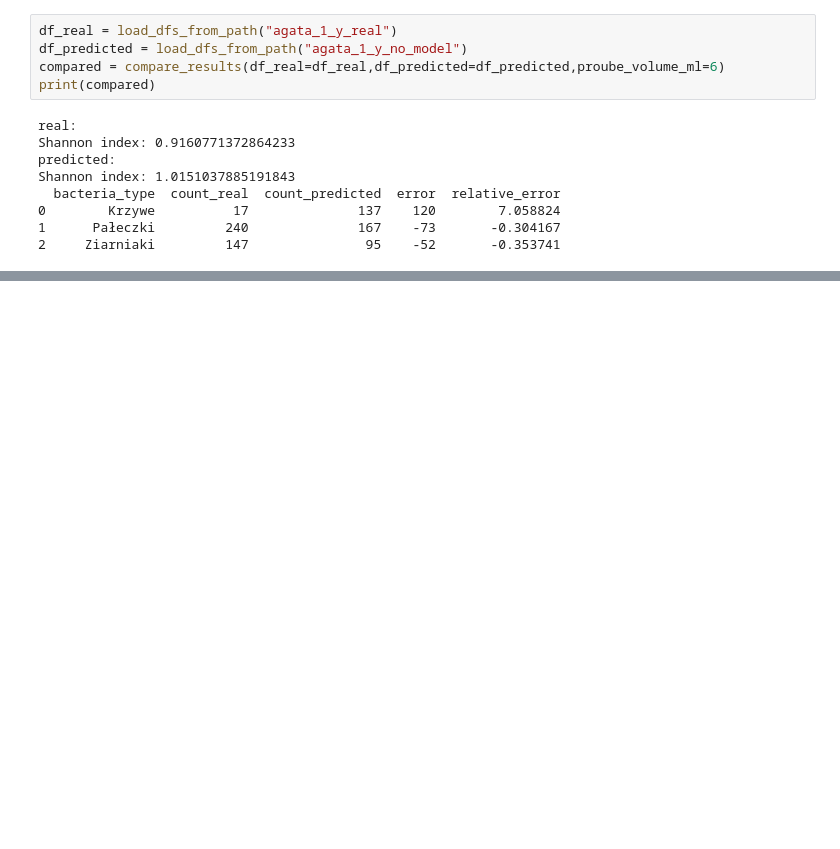
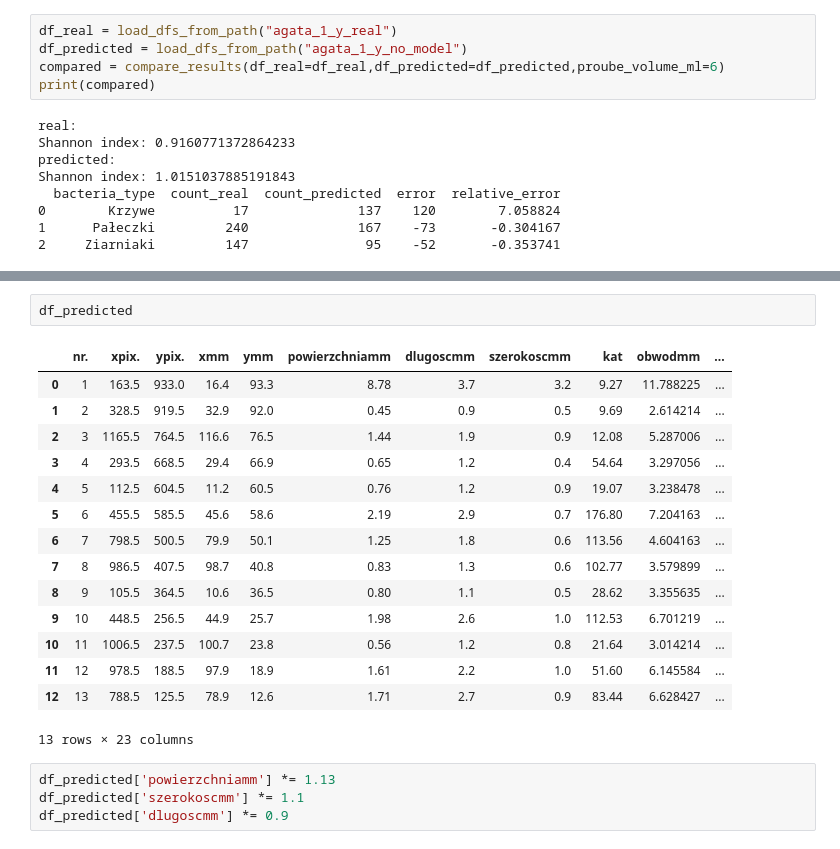
Before and after one commit to bAIcteria/microscope-ml-analyser, a Jupyter notebook: workflows/02_workflow/replace_macros_for_evaluation.ipynb, the cells around one changed output, grey strips where cells are left out. Drawn from its saved outputs; the diff is of its cells as text; blank space fills up the shorter version.

```diff
--- a/workflows/02_workflow/replace_macros_for_evaluation.ipynb
+++ b/workflows/02_workflow/replace_macros_for_evaluation.ipynb
@@ -181,0 +203,22 @@ Shannon index: 1.0151037885191843
+# %%
+df_predicted
+# %% [output]
+|  | nr. | xpix. | ypix. | xmm | ymm | powierzchniamm | dlugoscmm | szerokoscmm | kat | obwodmm | ... |
+| 0 | 1 | 163.5 | 933.0 | 16.4 | 93.3 | 8.78 | 3.7 | 3.2 | 9.27 | 11.788225 | ... |
+| 1 | 2 | 328.5 | 919.5 | 32.9 | 92.0 | 0.45 | 0.9 | 0.5 | 9.69 | 2.614214 | ... |
+| 2 | 3 | 1165.5 | 764.5 | 116.6 | 76.5 | 1.44 | 1.9 | 0.9 | 12.08 | 5.287006 | ... |
+| 3 | 4 | 293.5 | 668.5 | 29.4 | 66.9 | 0.65 | 1.2 | 0.4 | 54.64 | 3.297056 | ... |
+| 4 | 5 | 112.5 | 604.5 | 11.2 | 60.5 | 0.76 | 1.2 | 0.9 | 19.07 | 3.238478 | ... |
+| 5 | 6 | 455.5 | 585.5 | 45.6 | 58.6 | 2.19 | 2.9 | 0.7 | 176.80 | 7.204163 | ... |
+| 6 | 7 | 798.5 | 500.5 | 79.9 | 50.1 | 1.25 | 1.8 | 0.6 | 113.56 | 4.604163 | ... |
+| 7 | 8 | 986.5 | 407.5 | 98.7 | 40.8 | 0.83 | 1.3 | 0.6 | 102.77 | 3.579899 | ... |
+| 8 | 9 | 105.5 | 364.5 | 10.6 | 36.5 | 0.80 | 1.1 | 0.5 | 28.62 | 3.355635 | ... |
+| 9 | 10 | 448.5 | 256.5 | 44.9 | 25.7 | 1.98 | 2.6 | 1.0 | 112.53 | 6.701219 | ... |
+| 10 | 11 | 1006.5 | 237.5 | 100.7 | 23.8 | 0.56 | 1.2 | 0.8 | 21.64 | 3.014214 | ... |
+| 11 | 12 | 978.5 | 188.5 | 97.9 | 18.9 | 1.61 | 2.2 | 1.0 | 51.60 | 6.145584 | ... |
+| 12 | 13 | 788.5 | 125.5 | 78.9 | 12.6 | 1.71 | 2.7 | 0.9 | 83.44 | 6.628427 | ... |
+13 rows × 23 columns
+# %%
+df_predicted['powierzchniamm'] *= 1.13
+df_predicted['szerokoscmm'] *= 1.1
+df_predicted['dlugoscmm'] *= 0.9
```
Also changed, not shown: parts of 5 cells of this notebook, 2 other files.
